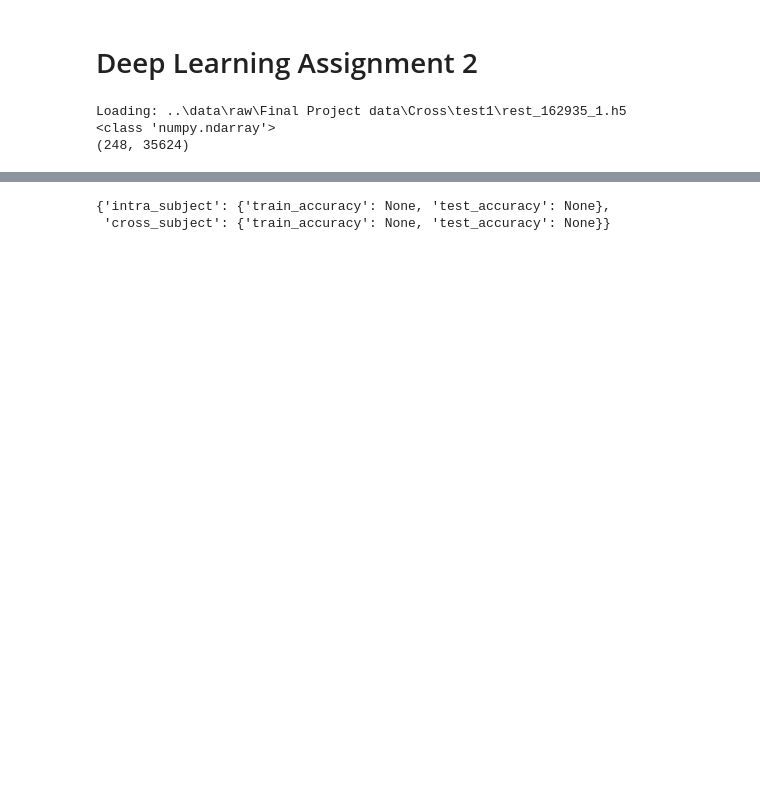
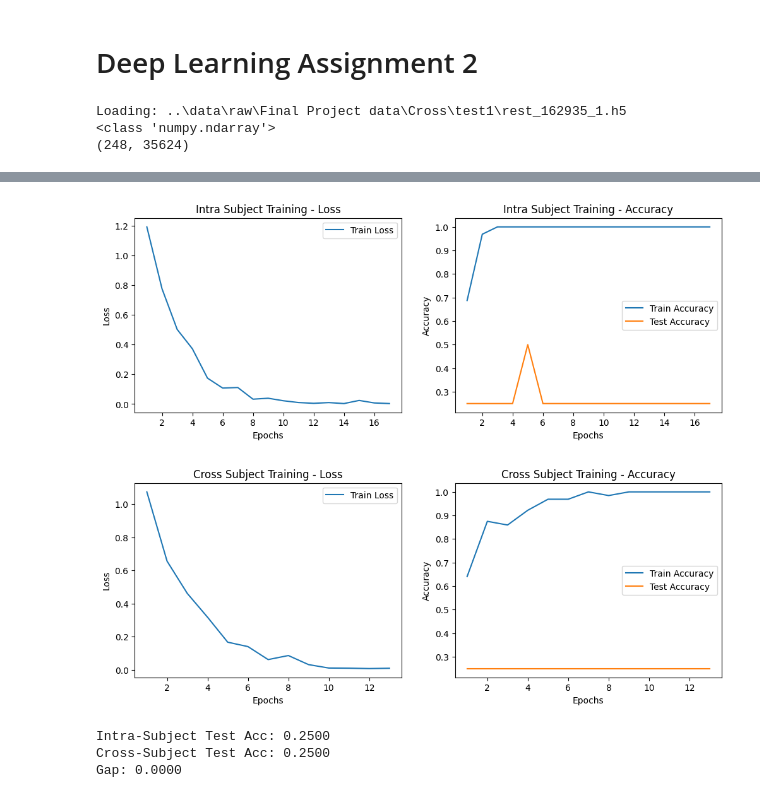
Before and after one commit to kianniek/UU_DeepLearning_Assignment_2, a Jupyter notebook: notebooks/main.ipynb, the cells around one changed output, grey strips where cells are left out. Saved outputs shown, nothing was run; the diff lists cells and outputs as text; code cells hidden in the pictures; blank space fills up the shorter version.

```diff
--- a/notebooks/main.ipynb
+++ b/notebooks/main.ipynb
@@ -212,9 +410,5 @@ intra_subject_results
 # %%
-# Step 8: Train and evaluate the cross-subject model
-# Fit the same model on the cross-subject split and compare the results.
-cross_subject_results = {
-    "train_accuracy": None,
-    "test_accuracy": None,
-}
-cross_subject_results
+print("running cross-subject training")
+cross_model = build_model()
+cross_subject_results = train_model(cross_model, cross_train_loader, cross_test_loader, num_epochs=50)
 # %% [output]
@@ -222,11 +430,38 @@ cross_subject_results
-# %%
-# Step 9: Compare results and try an alternative approach
-# Use this cell to compare both settings and implement a stronger baseline if needed.
-comparison = {
-    "intra_subject": intra_subject_results,
-    "cross_subject": cross_subject_results,
-}
-comparison
-# %% [output]
-{'intra_subject': {'train_accuracy': None, 'test_accuracy': None},
- 'cross_subject': {'train_accuracy': None, 'test_accuracy': None}}
+# %%
+import matplotlib.pyplot as plt
+from sklearn.metrics import confusion_matrix
+import seaborn as sns
+
+def plot_learning_curves(results_dict, title):
+    epochs = range(1, len(results_dict['train_loss']) + 1)
+
+    fig, (ax1, ax2) = plt.subplots(1, 2, figsize=(12, 4))
+    ax1.plot(epochs, results_dict['train_loss'], label='Train Loss')
+    ax1.set_title(f'{title} - Loss')
+    ax1.set_xlabel('Epochs')
+    ax1.set_ylabel('Loss')
+    ax1.legend()
+
+    ax2.plot(epochs, results_dict['train_acc'], label='Train Accuracy')
+    ax2.plot(epochs, results_dict['test_acc'], label='Test Accuracy')
+    ax2.set_title(f'{title} - Accuracy')
+    ax2.set_xlabel('Epochs')
+    ax2.set_ylabel('Accuracy')
+    ax2.legend()
+
+    Path('../reports/figures').mkdir(parents=True, exist_ok=True)
+    plt.savefig(f"../reports/figures/{title.replace(' ', '_')}.png")
+    plt.show()
+
+plot_learning_curves(intra_subject_results, 'Intra Subject Training')
+plot_learning_curves(cross_subject_results, 'Cross Subject Training')
+
+print(f"Intra-Subject Test Acc: {intra_subject_results['test_acc'][-1]:.4f}")
+print(f"Cross-Subject Test Acc: {cross_subject_results['test_acc'][-1]:.4f}")
+print(f"Gap: {intra_subject_results['test_acc'][-1] - cross_subject_results['test_acc'][-1]:.4f}")
+# %% [output]
+[figure, added]
+[figure, added]
+Intra-Subject Test Acc: 0.2500
+Cross-Subject Test Acc: 0.2500
+Gap: 0.0000
```
Also changed, not shown: parts of 15 cells of this notebook, 17 other files.
